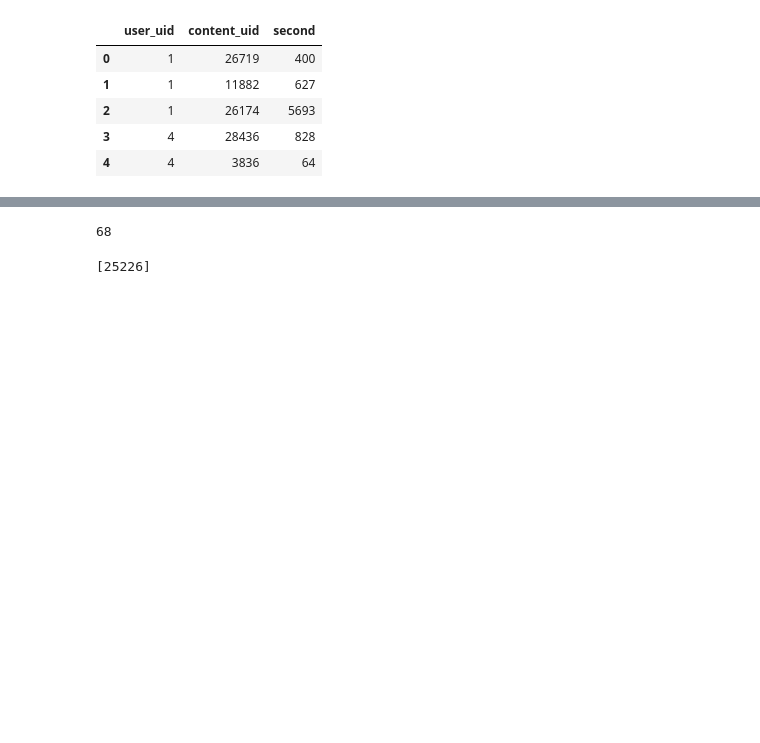
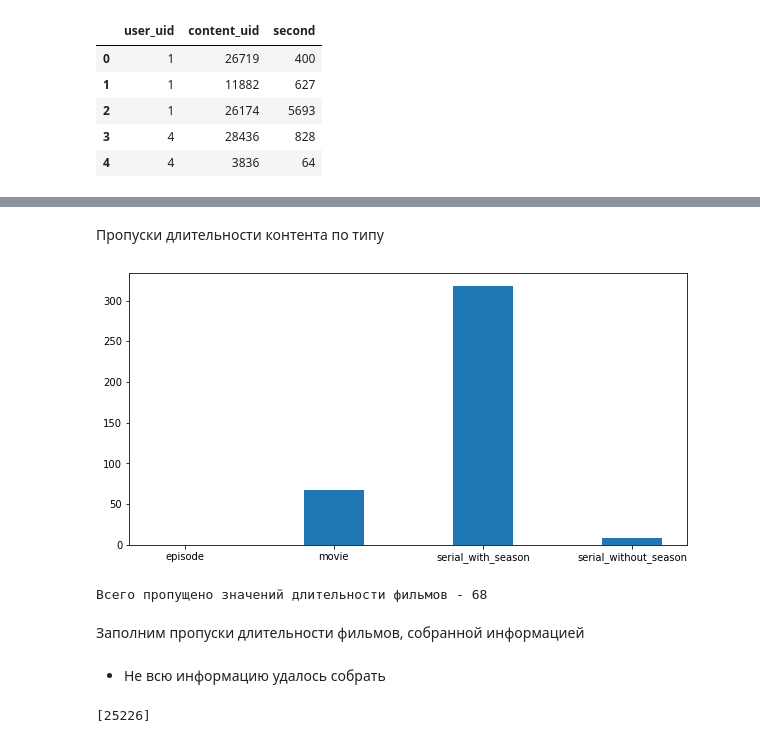
Before and after one commit to OnlyOneUseAcc/GS-Labs-movies, a Jupyter notebook: preprocessing/filtering.ipynb, the cells around one changed output, grey strips where cells are left out. Drawn from its saved outputs; the diff is of its cells as text; code cells hidden in the pictures; blank space fills up the shorter version.

```diff
--- a/preprocessing/filtering.ipynb
+++ b/preprocessing/filtering.ipynb
@@ -44,14 +41,30 @@ array([[<AxesSubplot:title={'center':'count_nan'}>]], dtype=object)
+# %% [markdown]
+Пропуски длительности контента по типу
+# %%
+info = content.groupby(by=['type']).agg(
+    count_nan = pd.NamedAgg(column='duration_seconds', aggfunc=lambda x: x.isna().sum())
+)
+
+plt.figure(figsize=(10, 5))
+plt.bar(x=np.arange(1, 8, 2), height=info.values.reshape(1, -1)[0])
+plt.xticks(np.arange(1, 8, 2), list(info.index))
+plt.savefig(f'{DATA_PATH}plots/missed_types.png')
+plt.show()
+# %% [output]
+[figure, added]
 # %%
-# пропущенные длительноть фильмов можно колво отобразить
-
 miss_duration = content[(content['type'] == 'movie') &
                         (content['duration_seconds'].isna())].index.to_list()
-print(len(miss_duration))
+print(f'Всего пропущено значений длительности фильмов - {len(miss_duration)}')
 # %% [output]
-68
+Всего пропущено значений длительности фильмов - 68
+# %% [markdown]
+Заполним пропуски длительности фильмов, собранной информацией
 # %%
 collect_data_path = '../data/raw/missed_movies.csv'
 collect_data = pd.read_csv(collect_data_path, index_col=1)
+# %% [markdown]
+* Не всю информацию удалось собрать
 # %%
 delete_list = collect_data[collect_data['duration_seconds'].isna()].index.to_list()
 delete_list
```
Also changed, not shown: parts of 12 cells of this notebook, 3 other files.
